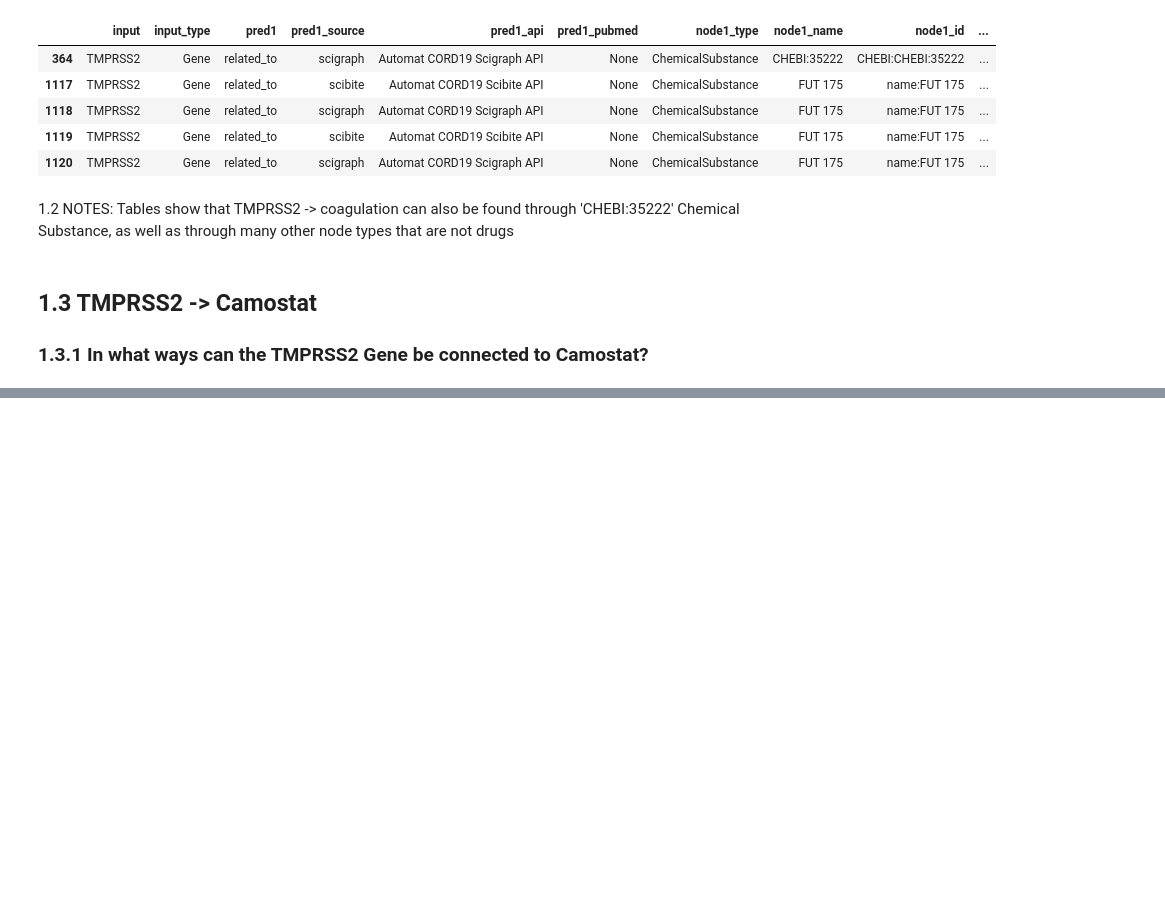
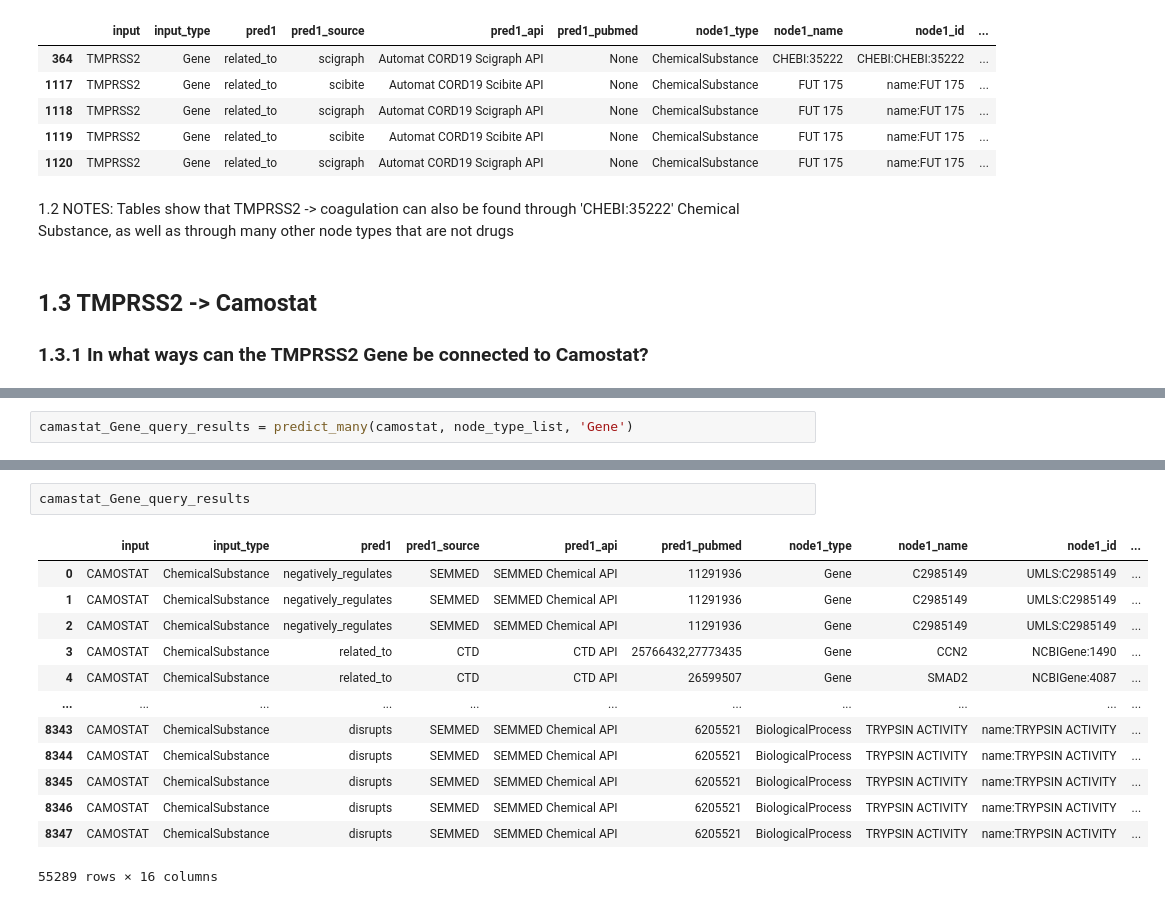
Before and after one commit to polyg314/BTE_notebooks, a Jupyter notebook: Gaudin_Hoatlin_COVID_Queries.ipynb, the cells around one changed output, grey strips where cells are left out. Saved outputs shown, nothing was run; the diff lists cells and outputs as text; blank space fills up the shorter version.

```diff
--- a/Gaudin_Hoatlin_COVID_Queries.ipynb
+++ b/Gaudin_Hoatlin_COVID_Queries.ipynb
@@ -173,0 +242,2 @@ all_tmprss2_predictions[all_tmprss2_predictions["output_name"] == "CAMOSTAT"]
+# %%
+camastat_Gene_query_results = predict_many(camostat, node_type_list, 'Gene')
@@ -173,0 +262,16 @@ all_tmprss2_predictions[all_tmprss2_predictions["output_name"] == "CAMOSTAT"]
+# %%
+camastat_Gene_query_results
+# %% [output]
+|  | input | input_type | pred1 | pred1_source | pred1_api | pred1_pubmed | node1_type | node1_name | node1_id | ... |
+| 0 | CAMOSTAT | ChemicalSubstance | negatively_regulates | SEMMED | SEMMED Chemical API | 11291936 | Gene | C2985149 | UMLS:C2985149 | ... |
+| 1 | CAMOSTAT | ChemicalSubstance | negatively_regulates | SEMMED | SEMMED Chemical API | 11291936 | Gene | C2985149 | UMLS:C2985149 | ... |
+| 2 | CAMOSTAT | ChemicalSubstance | negatively_regulates | SEMMED | SEMMED Chemical API | 11291936 | Gene | C2985149 | UMLS:C2985149 | ... |
+| 3 | CAMOSTAT | ChemicalSubstance | related_to | CTD | CTD API | 25766432,27773435 | Gene | CCN2 | NCBIGene:1490 | ... |
+| 4 | CAMOSTAT | ChemicalSubstance | related_to | CTD | CTD API | 26599507 | Gene | SMAD2 | NCBIGene:4087 | ... |
+| ... | ... | ... | ... | ... | ... | ... | ... | ... | ... | ... |
+| 8343 | CAMOSTAT | ChemicalSubstance | disrupts | SEMMED | SEMMED Chemical API | 6205521 | BiologicalProcess | TRYPSIN ACTIVITY | name:TRYPSIN ACTIVITY | ... |
+| 8344 | CAMOSTAT | ChemicalSubstance | disrupts | SEMMED | SEMMED Chemical API | 6205521 | BiologicalProcess | TRYPSIN ACTIVITY | name:TRYPSIN ACTIVITY | ... |
+| 8345 | CAMOSTAT | ChemicalSubstance | disrupts | SEMMED | SEMMED Chemical API | 6205521 | BiologicalProcess | TRYPSIN ACTIVITY | name:TRYPSIN ACTIVITY | ... |
+| 8346 | CAMOSTAT | ChemicalSubstance | disrupts | SEMMED | SEMMED Chemical API | 6205521 | BiologicalProcess | TRYPSIN ACTIVITY | name:TRYPSIN ACTIVITY | ... |
+| 8347 | CAMOSTAT | ChemicalSubstance | disrupts | SEMMED | SEMMED Chemical API | 6205521 | BiologicalProcess | TRYPSIN ACTIVITY | name:TRYPSIN ACTIVITY | ... |
+55289 rows × 16 columns
```
Also changed, not shown: parts of 19 cells of this notebook.
